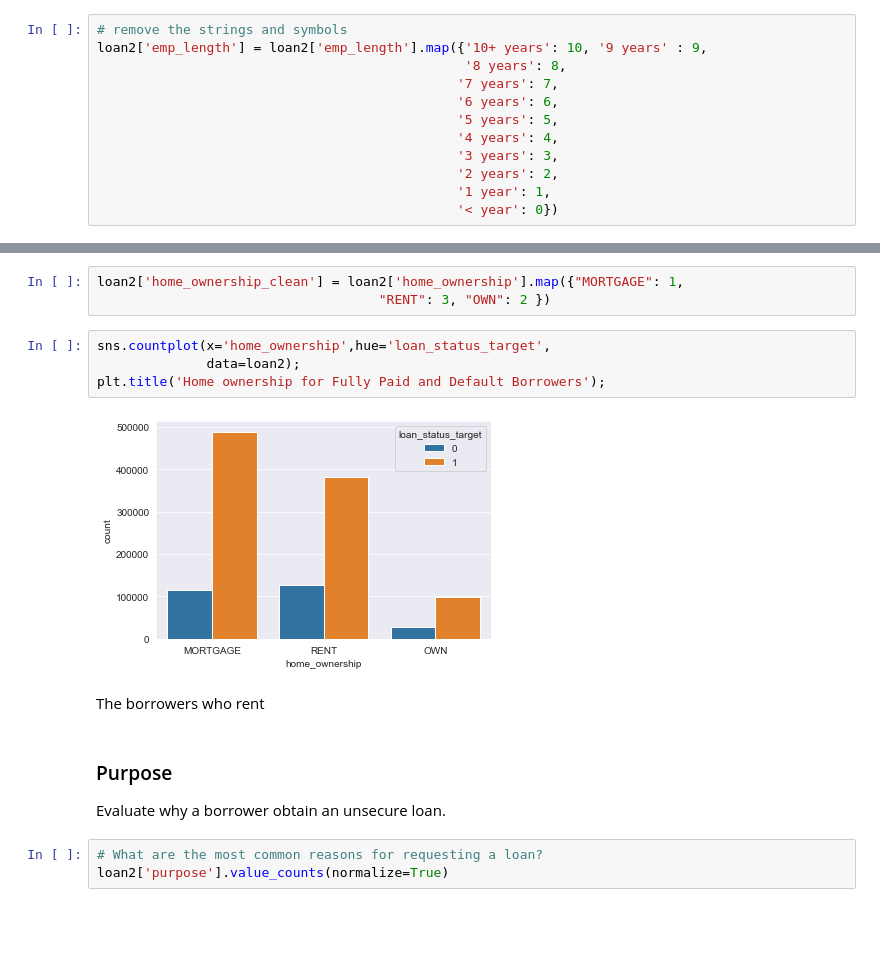
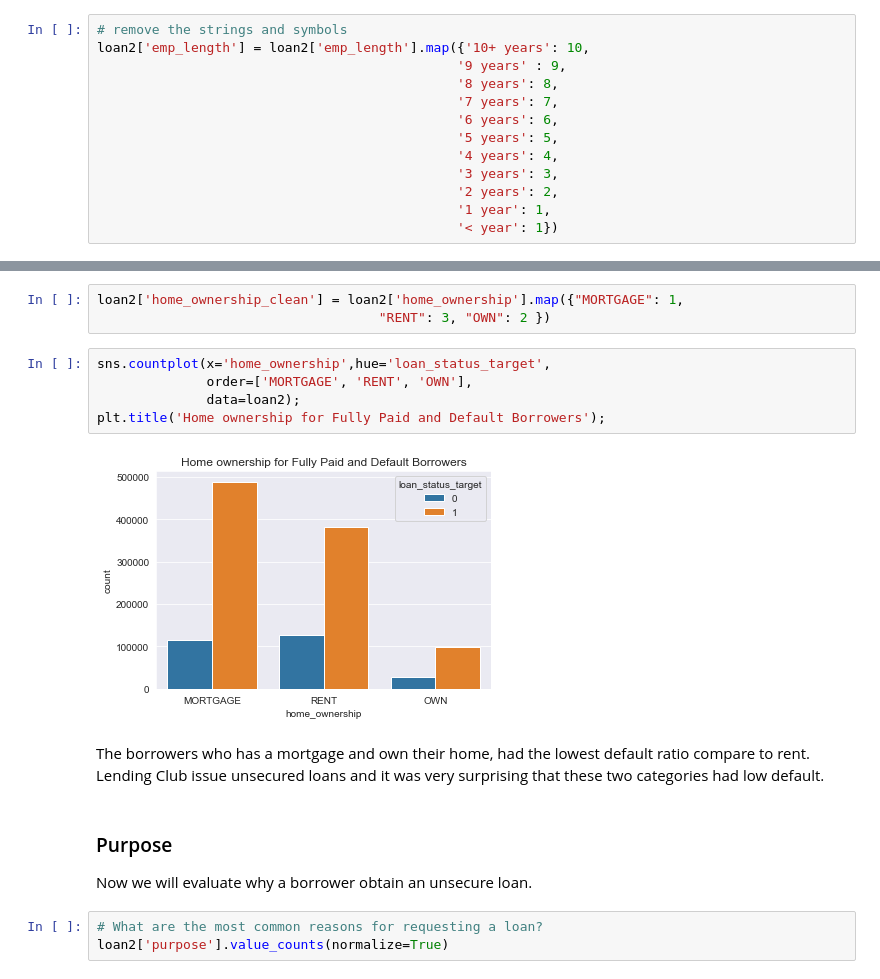
Before and after one commit to celesteshort/ml-lending-default, a Jupyter notebook: ml_loan_default.ipynb, the cells around one changed output, grey strips where cells are left out. Cells and saved outputs as stored; diff of their text form; blank space fills up the shorter version.

```diff
--- a/ml_loan_default.ipynb
+++ b/ml_loan_default.ipynb
@@ -489,8 +498,9 @@ It is not a surprise that there is a linear relationship between Interest Rate a
 The length of employment feature was an object that contained strings, which were removed then it was convert to numeric.
 # %%
 # remove the strings and symbols
-loan2['emp_length'] = loan2['emp_length'].map({'10+ years': 10, '9 years' : 9,
-                                               '8 years': 8,
+loan2['emp_length'] = loan2['emp_length'].map({'10+ years': 10,
+                                              '9 years' : 9,
+                                              '8 years': 8,
                                               '7 years': 7,
                                               '6 years': 6,
                                               '5 years': 5,
@@ -498,7 +508,7 @@ loan2['emp_length'] = loan2['emp_length'].map({'10+ years': 10, '9 years' : 9,
                                               '3 years': 3,
                                               '2 years': 2,
                                               '1 year': 1,
-                                              '< year': 0})
+                                              '< year': 1})
 # %%
 # some algorithm do not accept NaN's
 loan2['emp_length'] = loan2['emp_length'].fillna(0)
@@ -598,16 +605,17 @@ loan2['home_ownership_clean'] = loan2['home_ownership'].map({"MORTGAGE": 1,
                                     "RENT": 3, "OWN": 2 })
 # %%
 sns.countplot(x='home_ownership',hue='loan_status_target',
+              order=['MORTGAGE', 'RENT', 'OWN'],
               data=loan2);
 plt.title('Home ownership for Fully Paid and Default Borrowers');
 # %% [output]
-[figure, old version]
+[figure, new version]
-# %% [markdown]
-The borrowers who rent
+# %% [markdown]
+The borrowers who has a mortgage and own their home, had the lowest default ratio compare to rent.  Lending Club issue unsecured loans and it was very surprising that these two categories had low default.
 # %% [markdown]
 ### Purpose
 
-Evaluate why a borrower obtain an unsecure loan.
+Now we will evaluate why a borrower obtain an unsecure loan.
 # %%
 # What are the most common reasons for requesting a loan?
 loan2['purpose'].value_counts(normalize=True)
```
Also changed, not shown: parts of 28 cells of this notebook, 7 other files.
